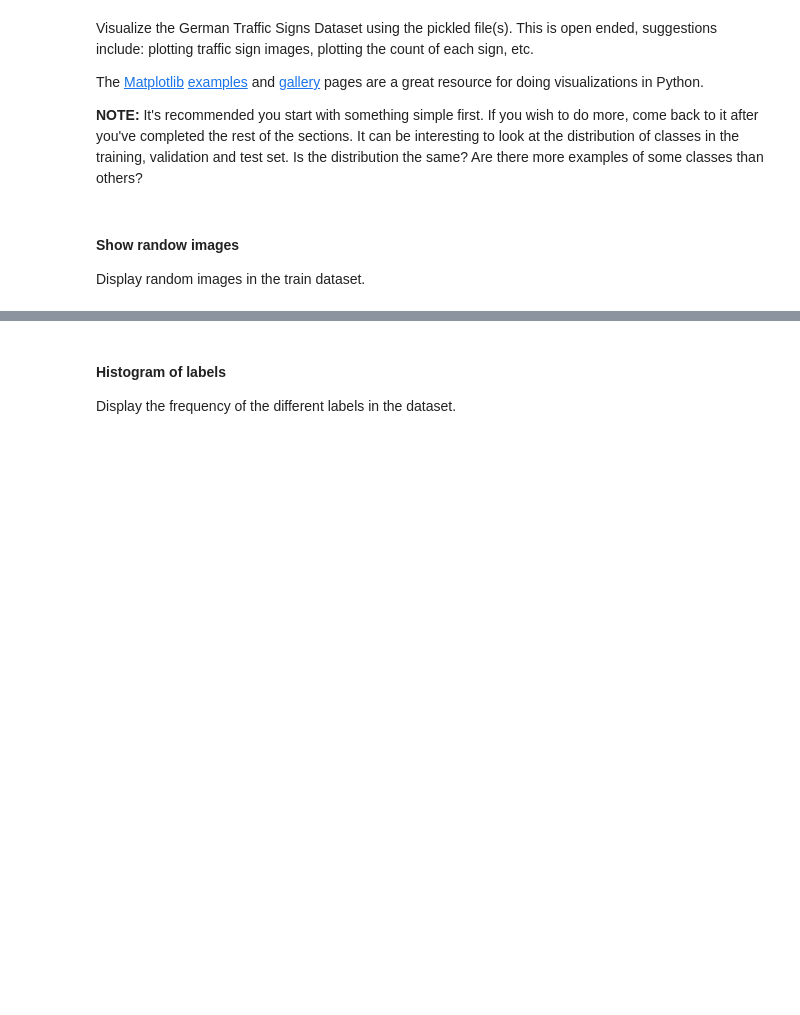
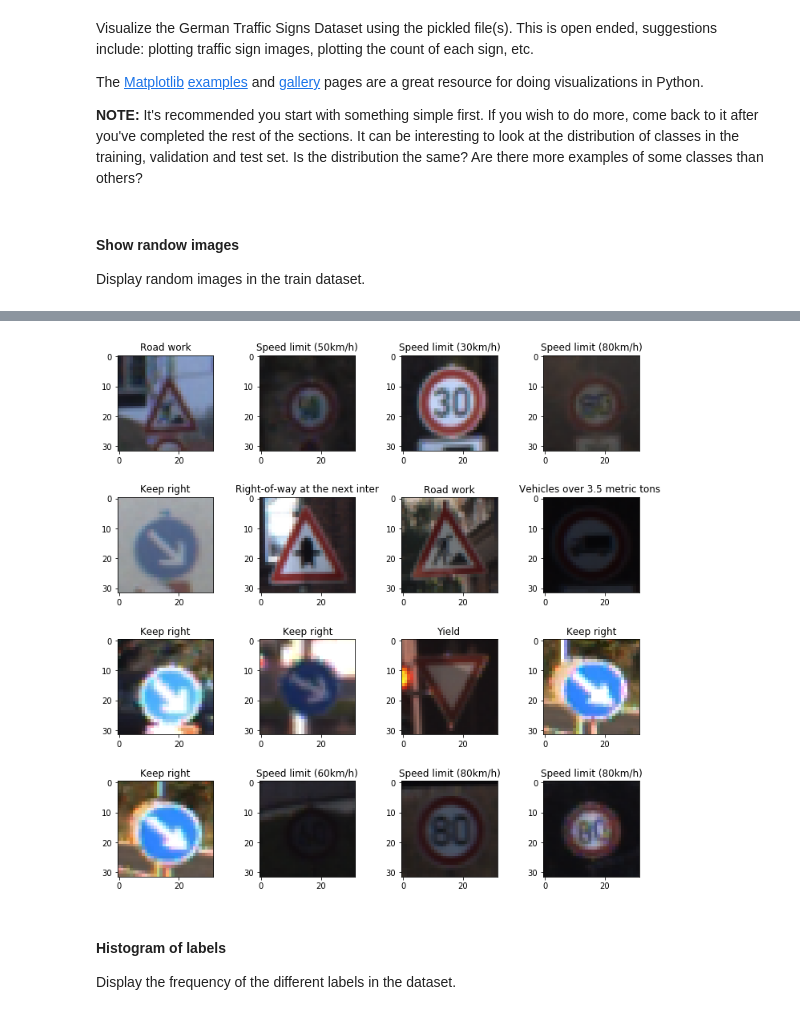
Before and after one commit to undo76/CarND-Traffic-Sign-Classifier-Project, a Jupyter notebook: Traffic_Sign_Classifier.ipynb, the cells around one changed output, grey strips where cells are left out. Saved outputs shown, nothing was run; the diff lists cells and outputs as text; code cells hidden in the pictures; blank space fills up the shorter version.

```diff
--- a/Traffic_Sign_Classifier.ipynb
+++ b/Traffic_Sign_Classifier.ipynb
@@ -165,3 +159,9 @@ show_random_images(X_train)
+# %%
+plt.figure(figsize=(10, 10))
+show_random_images(X_train, labels=sign_names(y_train))
+plt.savefig('./imgs/fig-1.jpg')
+# %% [output]
+[figure, added]
 # %% [markdown]
 #### Histogram of labels
 
```
Also changed, not shown: parts of 18 cells of this notebook.
